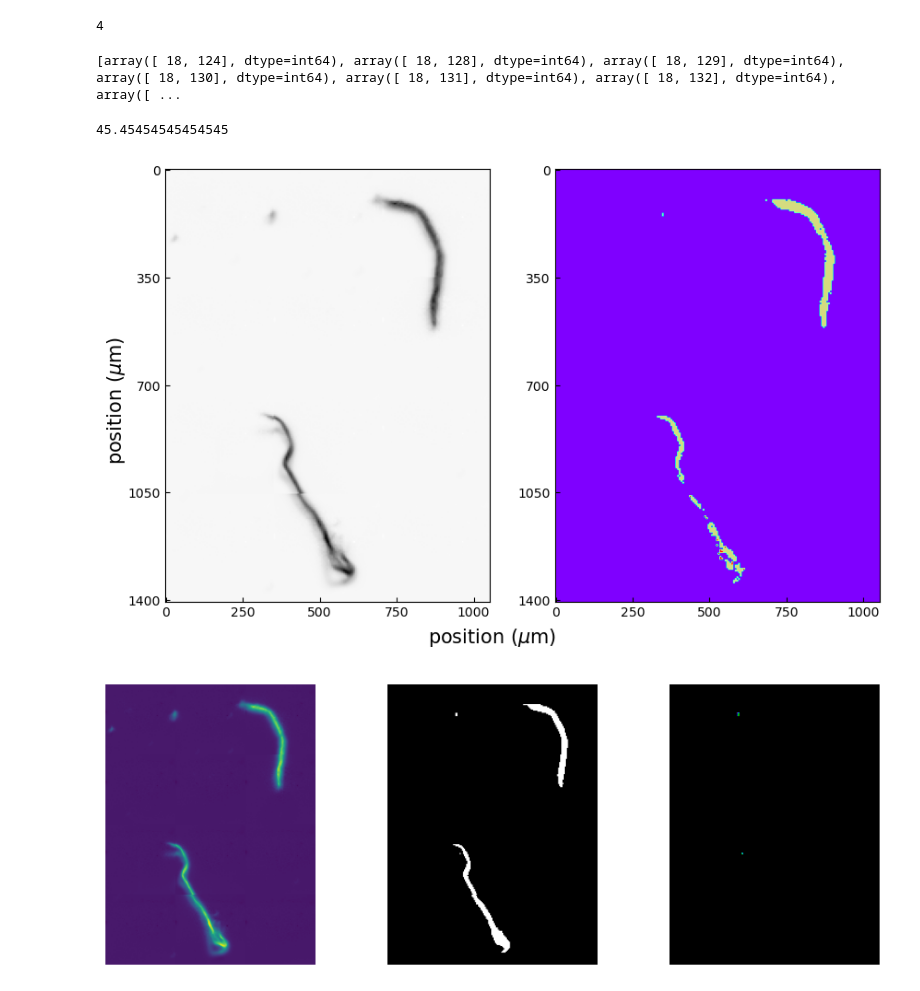
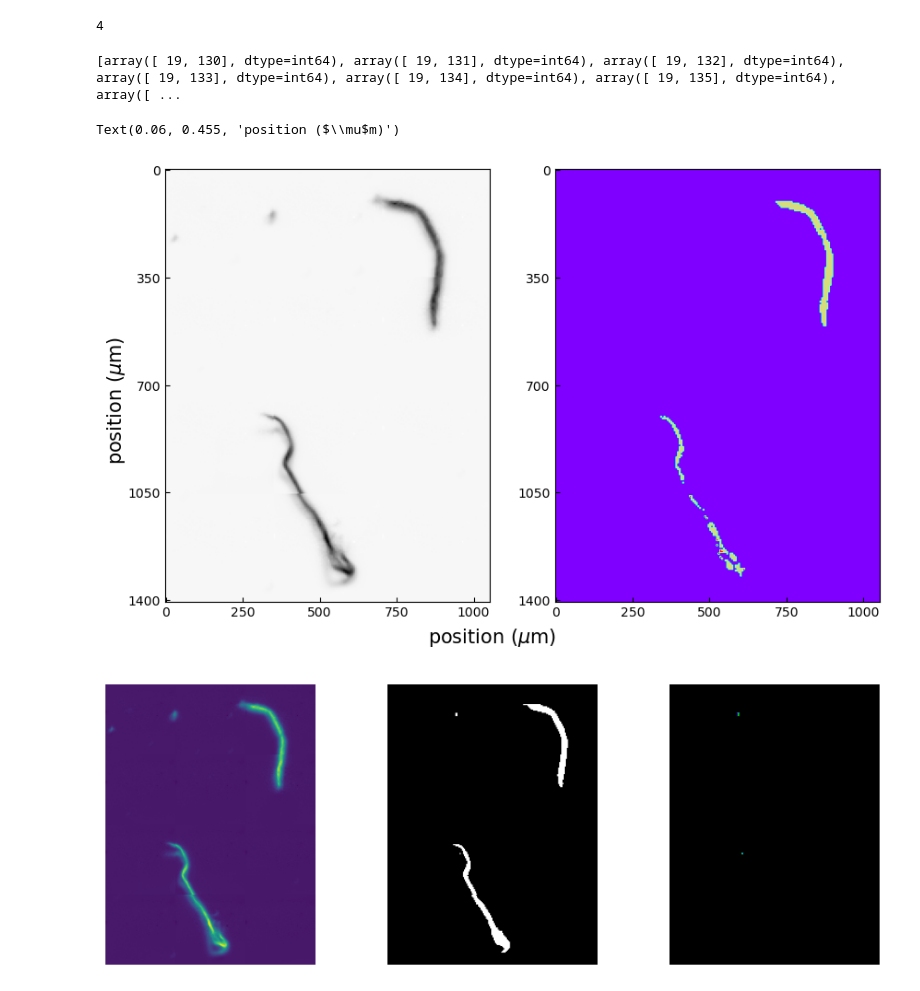
Before and after one commit to Ocean-Wise/agilent-ir-formats, a Jupyter notebook: practice_notebook.ipynb, the cells around one changed output. Drawn from its saved outputs; the diff is of its cells as text; code cells hidden in the pictures.

Commit message:
image update

```diff
--- a/practice_notebook.ipynb
+++ b/practice_notebook.ipynb
@@ -79,7 +79,7 @@ lib_OS.libOS_fit_1(proc).iloc[0,2:4].values
 
 np.max(reader.total_image)
 
-llim = 300
+llim = 400
 
 #plt.imshow(np.where(reader.total_image > llim,1,0))
 np.sum(np.where(reader.total_image > llim,1,0))
@@ -87,7 +87,7 @@ print(list(np.argwhere(reader.total_image > llim)))
 ll = [tuple(k) for k in np.argwhere(reader.total_image > llim)]
 #Counter([bPR(intensities[k]) for k in ll])
 # %% [output]
-[array([ 18, 124], dtype=int64), array([ 18, 128], dtype=int64), array([ 18, 129], dtype=int64), array([ 18, 130], dtype=int64), array([ 18, 131], dtype=int64), array([ 18, 132], dtype=int64), array([ ...
+[array([ 19, 130], dtype=int64), array([ 19, 131], dtype=int64), array([ 19, 132], dtype=int64), array([ 19, 133], dtype=int64), array([ 19, 134], dtype=int64), array([ 19, 135], dtype=int64), array([ ...
 # %%
 from scipy.signal import savgol_filter as sgf
 
@@ -111,24 +111,24 @@ idmap[rows,cols] = [bPR(intensities[k])[0] for k in ll]
 # %%
 xtick = int(md['xpixels']*5.5/4/50)/5.5*50
 ytick = int(md['ypixels']*5.5/4/50)/5.5*50
 
 fig, axs = plt.subplots(1,2,figsize = (10,20))
 axs[0].imshow(reader.total_image, cmap = 'Greys')
 axs[1].imshow(idmap, cmap = 'rainbow')
 for ax in axs:
     ax.set_xticks(np.arange(5)*xtick)
     ax.set_yticks(np.arange(5)*ytick)
     ax.set_xticklabels(['{0:.6g}'.format(k) for k in np.arange(5)*xtick*5.5])
     ax.set_yticklabels(['{0:.6g}'.format(k) for k in np.arange(5)*ytick*5.5])
     ax.tick_params(direction='in')
 
 fig.text(.41,.355,'position ($\mu$m)', fontsize = 15)
 fig.text(.06,.455,'position ($\mu$m)', fontsize = 15, rotation = 90)
 
-xtick
+#xtick
 # %% [output]
-45.45454545454545
+Text(0.06, 0.455, 'position ($\\mu$m)')
-[figure, old version]
+[figure, new version]
 # %%
 import numpy as np
 from scipy import ndimage
```
Also changed, not shown: parts of 2 cells of this notebook.
